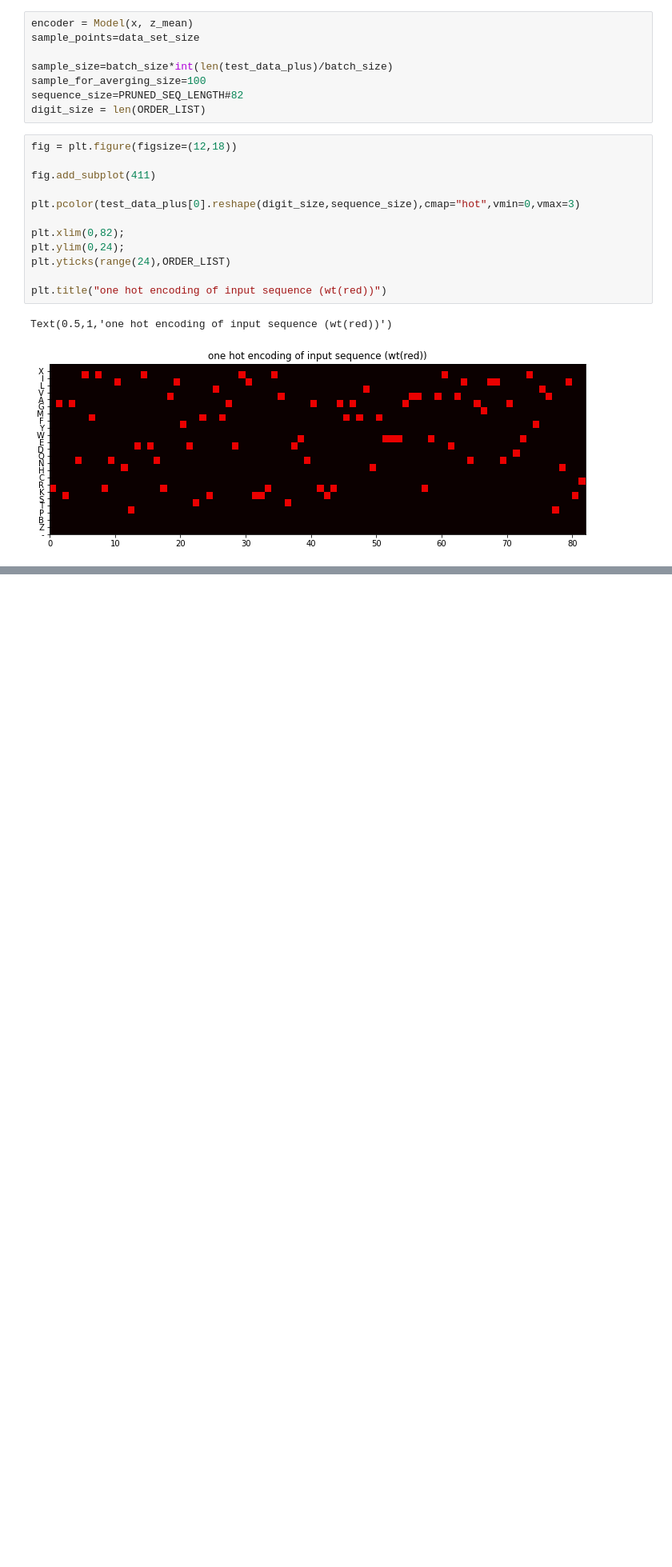
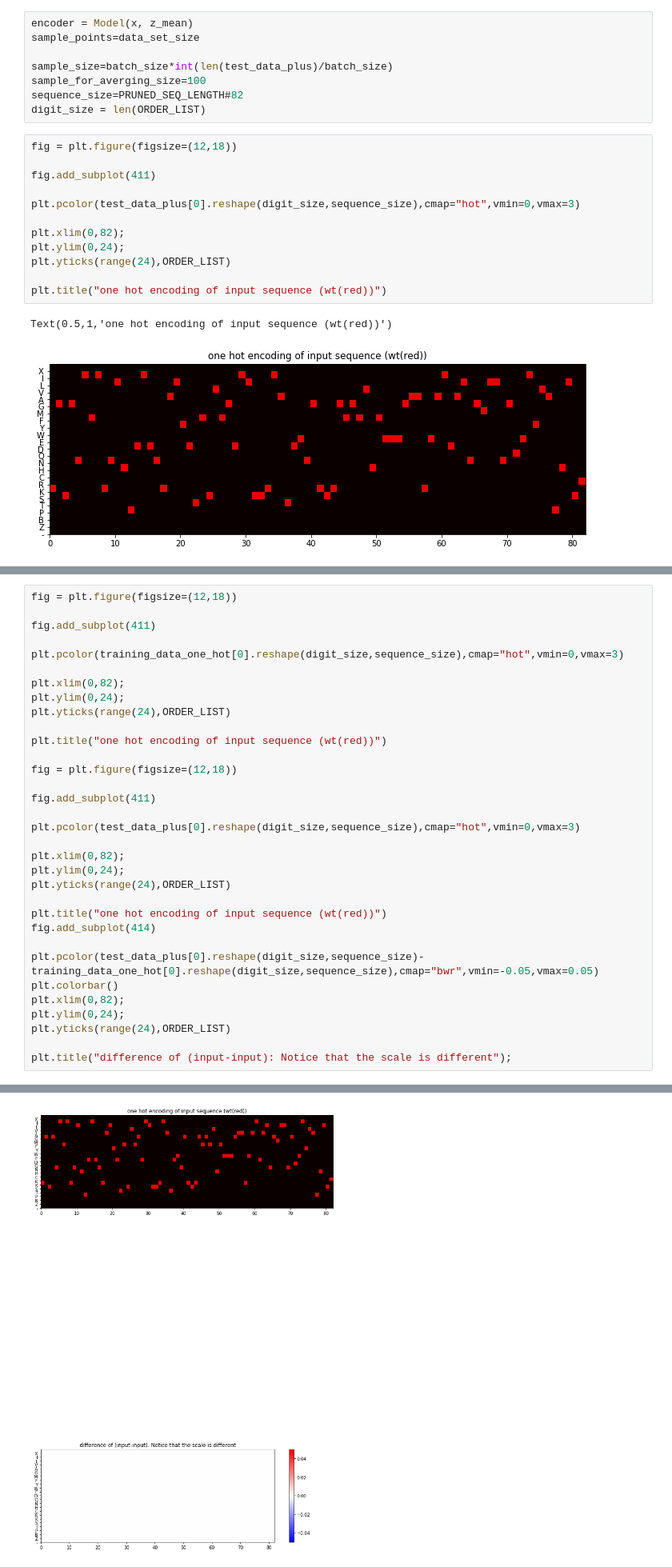
Before and after one commit to rockey1006/Variational-Autoencoders, a Jupyter notebook: recontruction.ipynb, the cells around one changed output, grey strips where cells are left out. Shown: that part at 80% size. Saved outputs shown, nothing was run; the diff lists cells and outputs as text; blank space fills up the shorter version.

```diff
--- a/recontruction.ipynb
+++ b/recontruction.ipynb
@@ -323,0 +340,34 @@ Text(0.5,1,'one hot encoding of recontruction sequence (wt(red))')
+# %%
+fig = plt.figure(figsize=(12,18))
+
+fig.add_subplot(411)
+
+plt.pcolor(training_data_one_hot[0].reshape(digit_size,sequence_size),cmap="hot",vmin=0,vmax=3)
+
+plt.xlim(0,82);
+plt.ylim(0,24);
+plt.yticks(range(24),ORDER_LIST)
+
+plt.title("one hot encoding of input sequence (wt(red))")
+
+fig = plt.figure(figsize=(12,18))
+
+fig.add_subplot(411)
+
+plt.pcolor(test_data_plus[0].reshape(digit_size,sequence_size),cmap="hot",vmin=0,vmax=3)
+
+plt.xlim(0,82);
+plt.ylim(0,24);
+plt.yticks(range(24),ORDER_LIST)
+
+plt.title("one hot encoding of input sequence (wt(red))")
+fig.add_subplot(414)
+
+plt.pcolor(test_data_plus[0].reshape(digit_size,sequence_size)-training_data_one_hot[0].reshape(digit_size,sequence_size),cmap="bwr",vmin=-0.05,vmax=0.05)
+plt.colorbar()
+plt.xlim(0,82);
+plt.ylim(0,24);
+plt.yticks(range(24),ORDER_LIST)
+
+plt.title("difference of (input-input): Notice that the scale is different");
+# %% [output]
@@ -323,0 +375 @@ Text(0.5,1,'one hot encoding of recontruction sequence (wt(red))')
+[figure, added]
```
Also changed, not shown: parts of 9 cells of this notebook.
